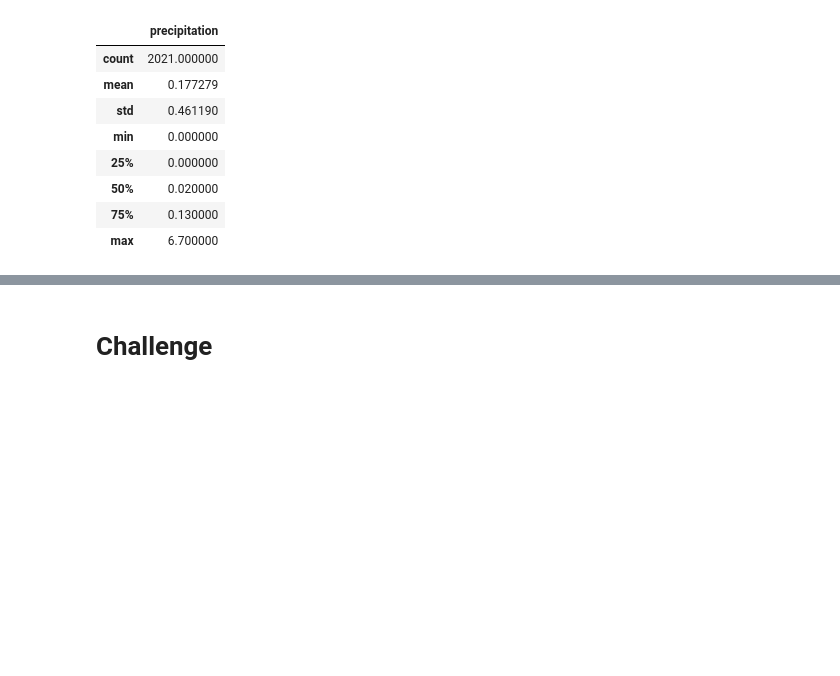
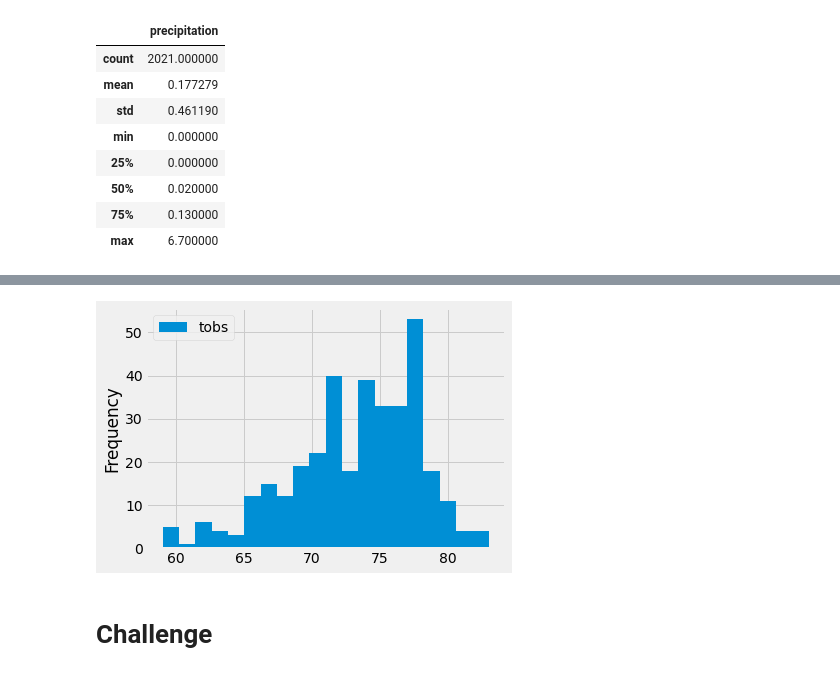
Before and after one commit to toainn92/surfs_up, a Jupyter notebook: climate_analysis.ipynb, the cells around one changed output, grey strips where cells are left out. Drawn from its saved outputs; the diff is of its cells as text; code cells hidden in the pictures; blank space fills up the shorter version.

```diff
--- a/climate_analysis.ipynb
+++ b/climate_analysis.ipynb
@@ -130,3 +187,9 @@ df.describe()
+# %%
+#adjust to 20 bins
+df.plot.hist(bins=20)
+plt.tight_layout()
+# %% [output]
+[figure, added]
 # %%
 # Write a function called `calc_temps` that will accept start date and end date in the format '%Y-%m-%d'
 # and return the minimum, average, and maximum temperatures for that range of dates
```
Also changed, not shown: parts of 7 cells of this notebook.
